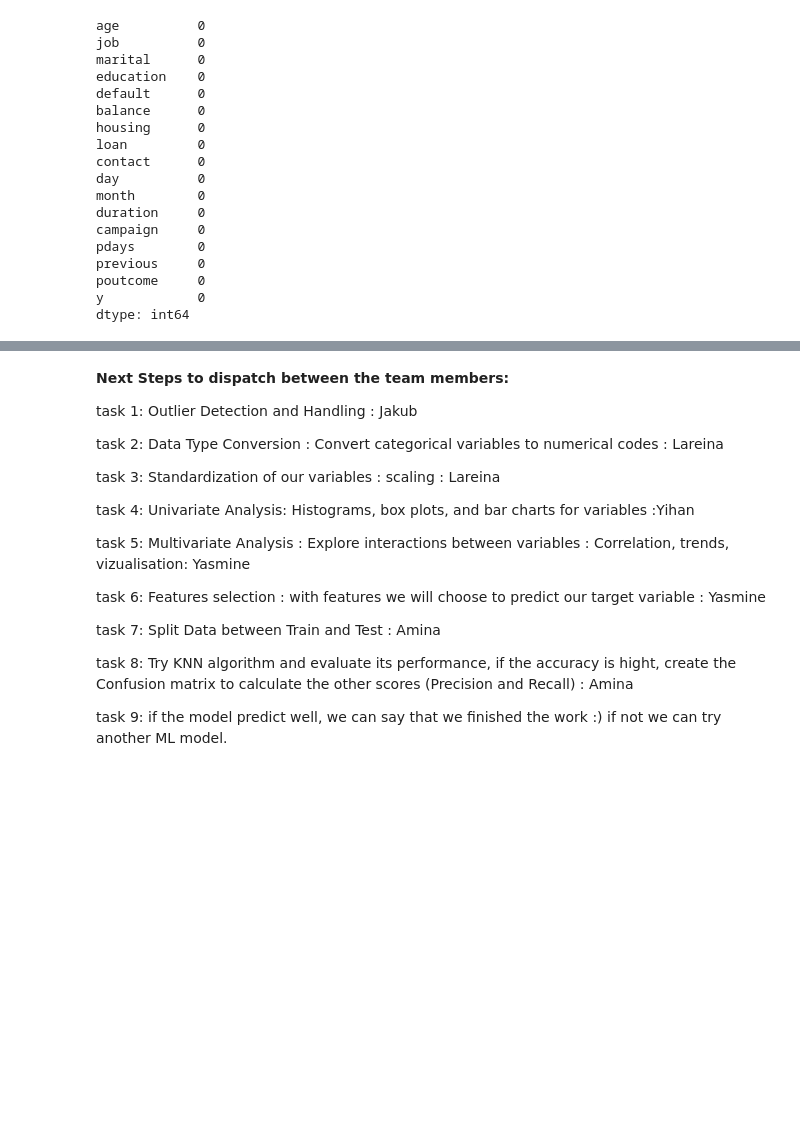
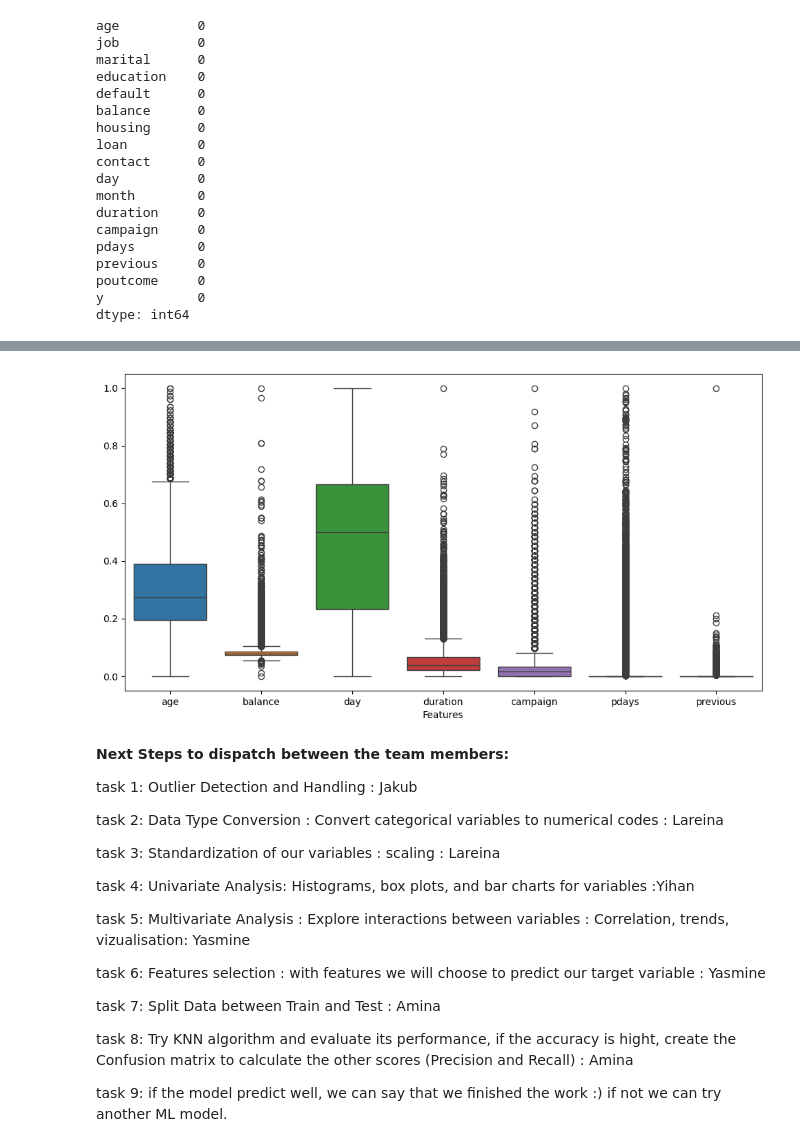
Before and after one commit to yarobinson/Bank-Marketing-Project-Team-15, a Jupyter notebook: experiments/Data-Discovery.ipynb, the cells around one changed output, grey strips where cells are left out. Drawn from its saved outputs; the diff is of its cells as text; code cells hidden in the pictures; blank space fills up the shorter version.

Commit message:
Identify outliers

```diff
--- a/experiments/Data-Discovery.ipynb
+++ b/experiments/Data-Discovery.ipynb
@@ -121,3 +174,18 @@ Name: proportion, dtype: float64
+# %%
+# Handling Outliers
+from sklearn.preprocessing import MinMaxScaler
+
+scaler = MinMaxScaler()
+df_standardized = scaler.fit_transform(df.select_dtypes(include=[np.number]))
+# %%
+pd_standarized=pd.DataFrame(df_standardized, columns=df.select_dtypes(include=np.number).columns)
+# %%
+plt.figure(figsize=(12, 6))
+sns.boxplot(data=pd_standarized)
+plt.xlabel("Features")
+plt.show()
+# %% [output]
+[figure, added]
 # %% [markdown]
 **Next Steps to dispatch between the team members:**
 
```
Also changed, not shown: parts of 9 cells of this notebook.
